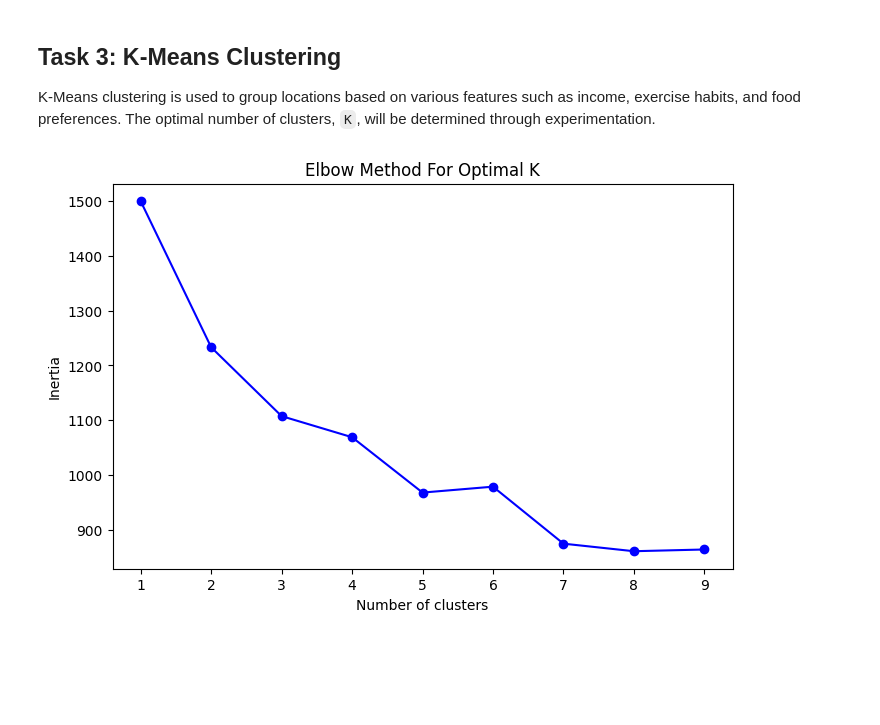
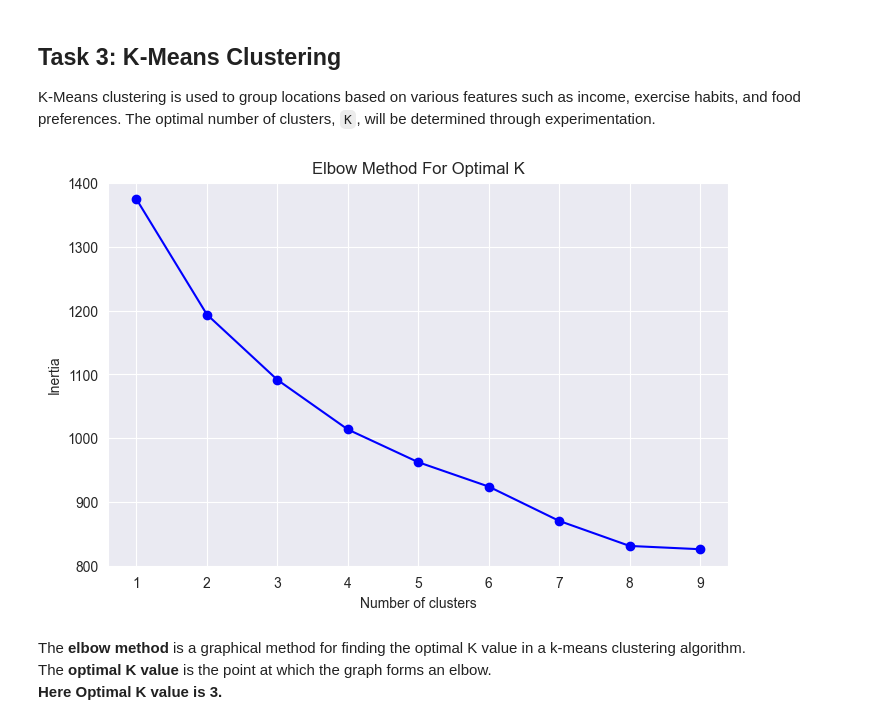
Before and after one commit to Mradul-77/GeoDiscovery, a Jupyter notebook: GeoDiscovery.ipynb, the cells around one changed output. Cells and saved outputs as stored; diff of their text form; code cells hidden in the pictures; blank space fills up the shorter version.

```diff
--- a/GeoDiscovery.ipynb
+++ b/GeoDiscovery.ipynb
@@ -143,6 +143,7 @@ The dataset is now ready for further analysis.
 ## Task 2: Data Exploration and Visualization
 In this step, we will explore the dataset using descriptive statistics and visualize it using box plots to gain insights into the distribution of various parameters.
 # %%
+sns.set_style('dark')
 plt.figure(figsize=(15, 8))
 sns.boxplot(data=df)
 plt.title('Distribution of the parameters')
@@ -187,32 +188,29 @@ K-Means clustering is used to group locations based on various features such as
 # %%
 from sklearn.cluster import KMeans
 from sklearn.preprocessing import StandardScaler
 
 # Standardizing the data
 scaler = StandardScaler()
 scaled_data = scaler.fit_transform(df)
 
 # Finding the optimal K
 inertia = []
 for k in range(1, 10):
     kmeans = KMeans(n_clusters=k)
     kmeans.fit(scaled_data)
     inertia.append(kmeans.inertia_)
 
 # Plotting the Elbow method
 plt.figure(figsize=(8, 5))
 plt.plot(range(1, 10), inertia, 'bo-')
 plt.title('Elbow Method For Optimal K')
 plt.xlabel('Number of clusters')
 plt.ylabel('Inertia')
+plt.grid(True)
 plt.show()
-
-# # Applying KMeans with the optimal K (Assume K=3 for this example)
-# kmeans = KMeans(n_clusters=3)
-# df['Cluster'] = kmeans.fit_predict(scaled_data)
-
-# # Visualize clusters
-# sns.pairplot(df, hue='Cluster')
-# plt.show()
 # %% [output]
-[figure, old version]
+[figure, new version]
+# %% [markdown]
+The **elbow method** is a graphical method for finding the optimal K value in a k-means clustering algorithm.<br>
+The **optimal K value** is the point at which the graph forms an elbow.<br>
+**Here Optimal K value is 3.**
```
Also changed, not shown: parts of 5 cells of this notebook.
